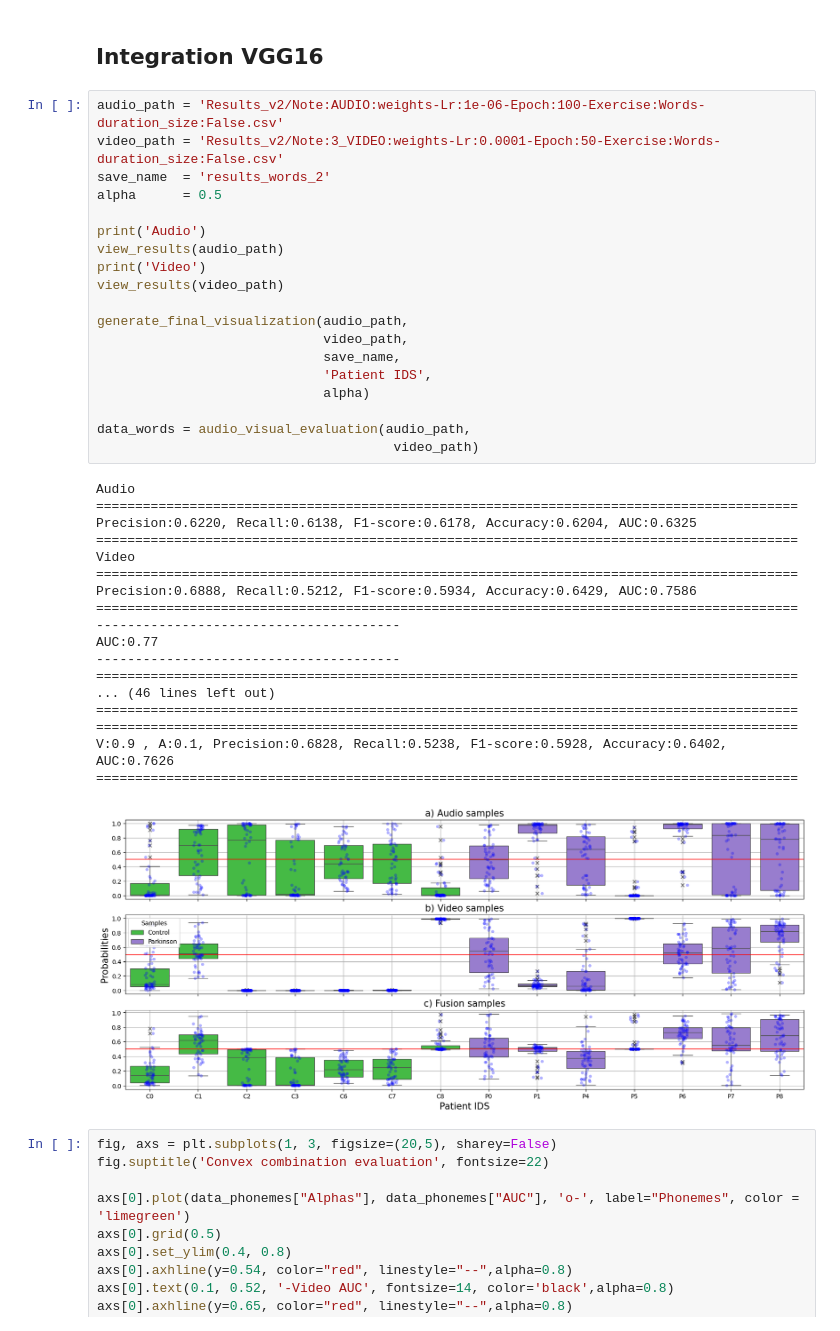
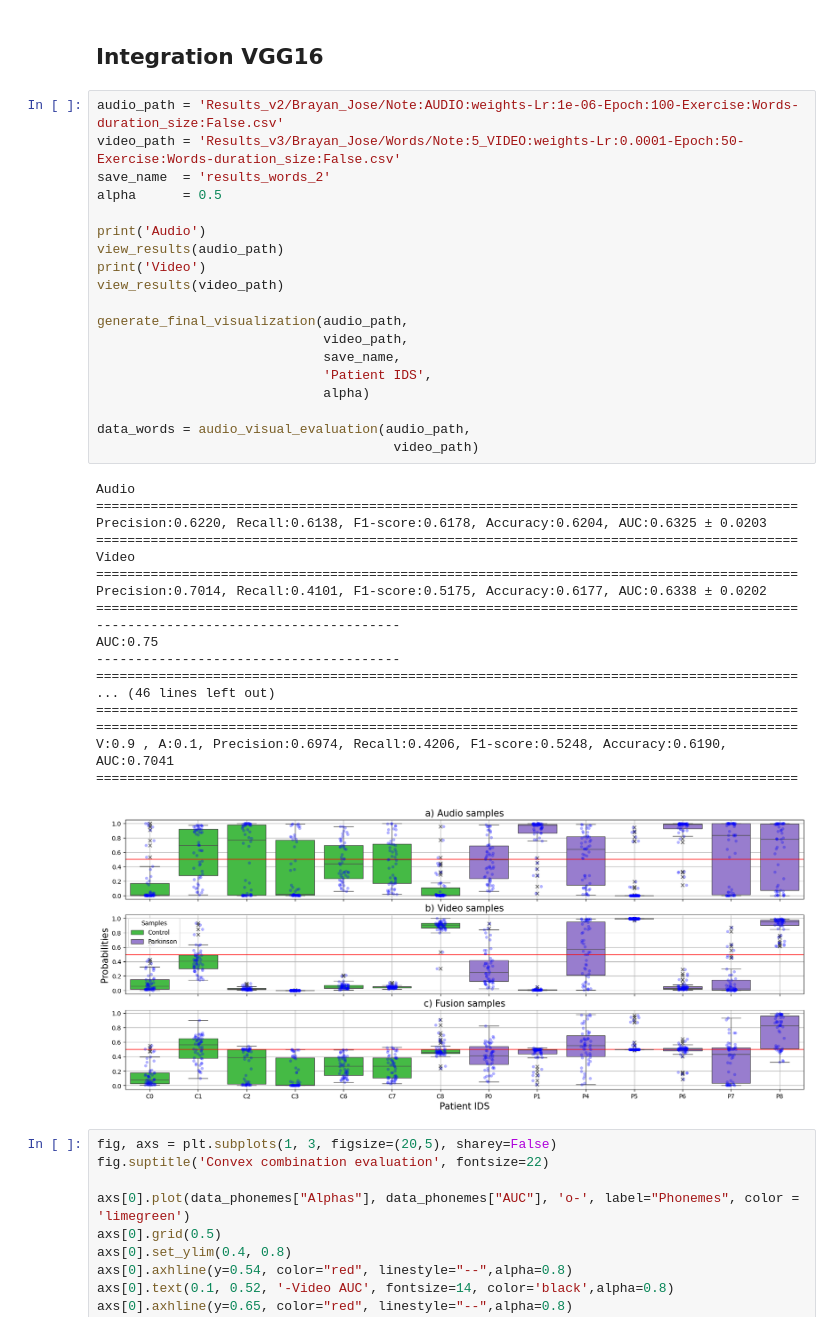
Before and after one commit to jdvalera19/Parkinson-Multimodal-Cross-Attention, a Jupyter notebook: View_result copy.ipynb, the cells around one changed output. Cells and saved outputs as stored; diff of their text form.

```diff
--- a/View_result copy.ipynb
+++ b/View_result copy.ipynb
@@ -572,43 +908,43 @@ V:0.9 , A:0.1, Precision:0.7000, Recall:0.5185, F1-score:0.5957, Accuracy:0.6481
 # %% [markdown]
 ## Integration VGG16
 # %%
-audio_path = 'Results_v2/Note:AUDIO:weights-Lr:1e-06-Epoch:100-Exercise:Words-duration_size:False.csv'
-video_path = 'Results_v2/Note:3_VIDEO:weights-Lr:0.0001-Epoch:50-Exercise:Words-duration_size:False.csv'
+audio_path = 'Results_v2/Brayan_Jose/Note:AUDIO:weights-Lr:1e-06-Epoch:100-Exercise:Words-duration_size:False.csv'
+video_path = 'Results_v3/Brayan_Jose/Words/Note:5_VIDEO:weights-Lr:0.0001-Epoch:50-Exercise:Words-duration_size:False.csv'
 save_name  = 'results_words_2'
 alpha      = 0.5
 
 print('Audio')
 view_results(audio_path)
 print('Video')
 view_results(video_path)
 
 generate_final_visualization(audio_path,
                              video_path,
                              save_name,
                              'Patient IDS',
                              alpha)
 
 data_words = audio_visual_evaluation(audio_path,
                                       video_path)
 # %% [output]
 Audio
 ==========================================================================================
-Precision:0.6220, Recall:0.6138, F1-score:0.6178, Accuracy:0.6204, AUC:0.6325
+Precision:0.6220, Recall:0.6138, F1-score:0.6178, Accuracy:0.6204, AUC:0.6325 ± 0.0203
 ==========================================================================================
 Video
 ==========================================================================================
-Precision:0.6888, Recall:0.5212, F1-score:0.5934, Accuracy:0.6429, AUC:0.7586
+Precision:0.7014, Recall:0.4101, F1-score:0.5175, Accuracy:0.6177, AUC:0.6338 ± 0.0202
 ==========================================================================================
 ---------------------------------------
-AUC:0.77
+AUC:0.75
 ---------------------------------------
 ==========================================================================================
 ... (46 lines left out)
 ==========================================================================================
 ==========================================================================================
-V:0.9 , A:0.1, Precision:0.6828, Recall:0.5238, F1-score:0.5928, Accuracy:0.6402, AUC:0.7626
+V:0.9 , A:0.1, Precision:0.6974, Recall:0.4206, F1-score:0.5248, Accuracy:0.6190, AUC:0.7041
 ==========================================================================================
-[figure, old version]
+[figure, new version]
 # %%
 fig, axs = plt.subplots(1, 3, figsize=(20,5), sharey=False)
 fig.suptitle('Convex combination evaluation', fontsize=22)
```
Also changed, not shown: parts of 56 cells of this notebook.
